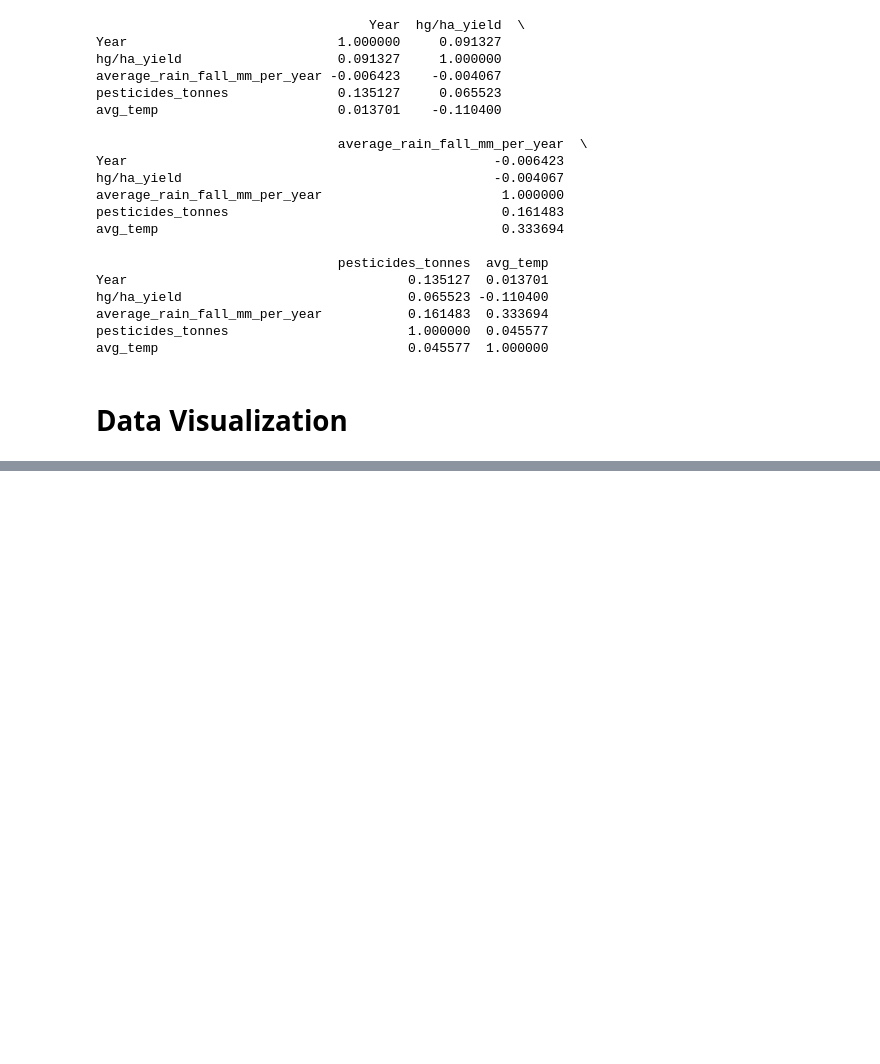
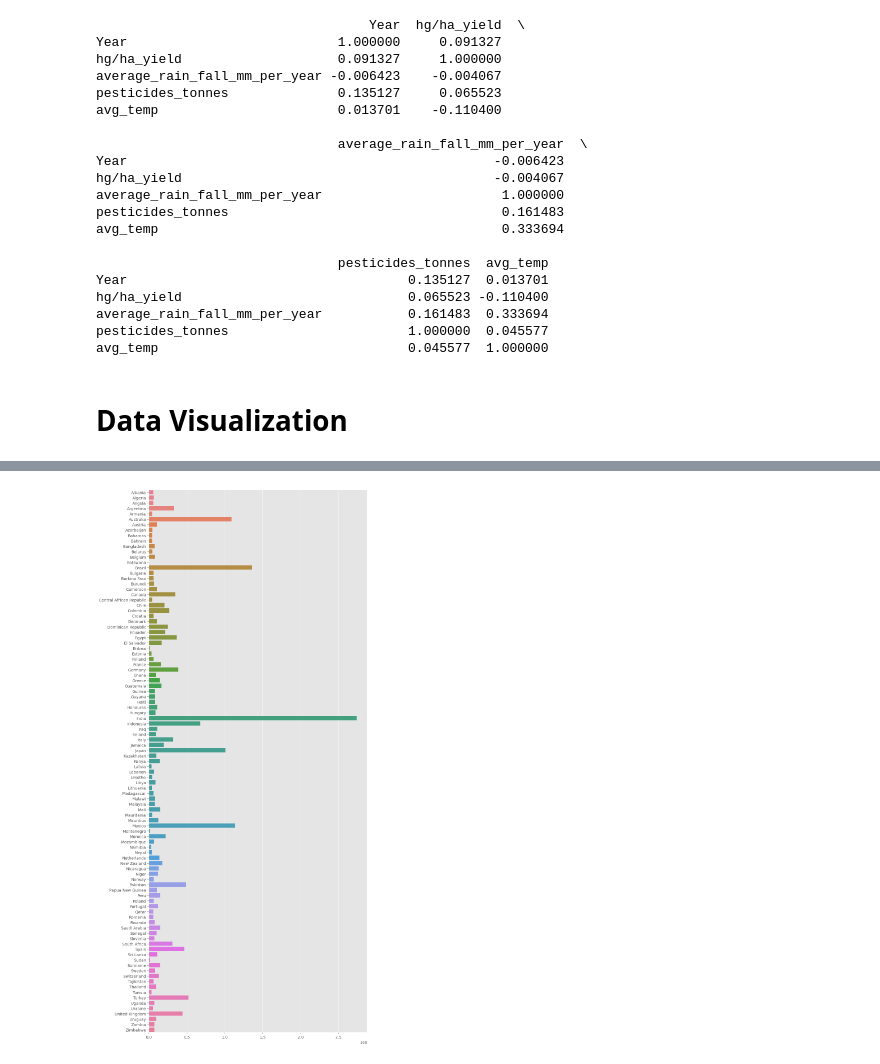
Before and after one commit to gnatnib/crop_yield_prediction, a Jupyter notebook: crop_yield_predictions.ipynb, the cells around one changed output, grey strips where cells are left out. Drawn from its saved outputs; the diff is of its cells as text; code cells hidden in the pictures; blank space fills up the shorter version.

```diff
--- a/crop_yield_predictions.ipynb
+++ b/crop_yield_predictions.ipynb
@@ -124,0 +144,5 @@ avg_temp                                0.045577  1.000000
+# %%
+country = df['Area'].unique()
+yield_per_country = []
+for state in country:
+    yield_per_country.append(df[df['Area'] == state]['hg/ha_yield'].sum())
@@ -124,0 +173,6 @@ avg_temp                                0.045577  1.000000
+# %%
+plt.figure(figsize=(10,25))
+sns.barplot(y=country, x=yield_per_country, hue=country, dodge=False)
+plt.show()
+# %% [output]
+[figure, added]
```
Also changed, not shown: parts of 33 cells of this notebook.
